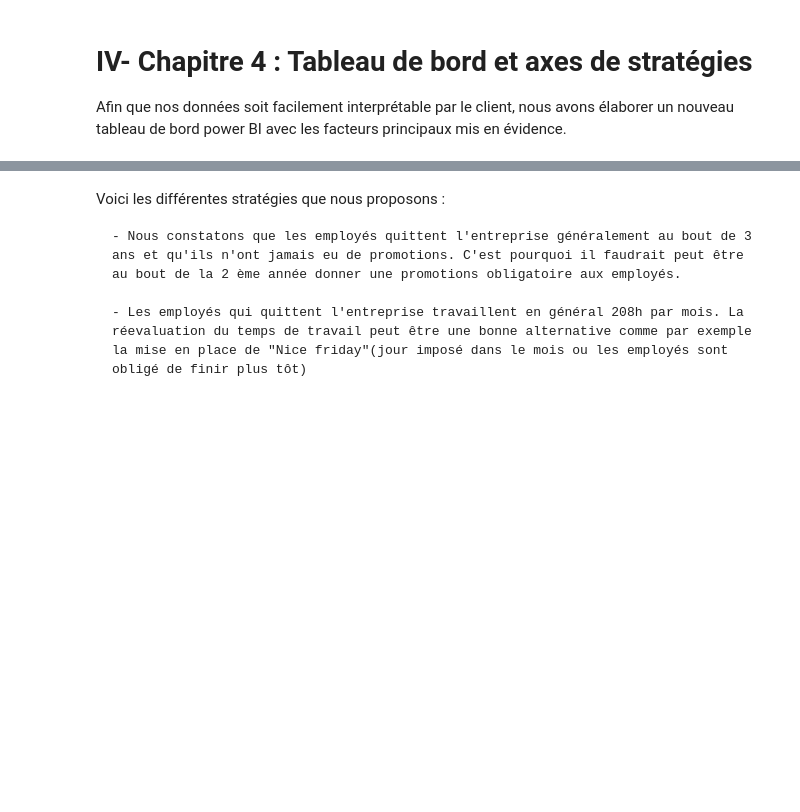
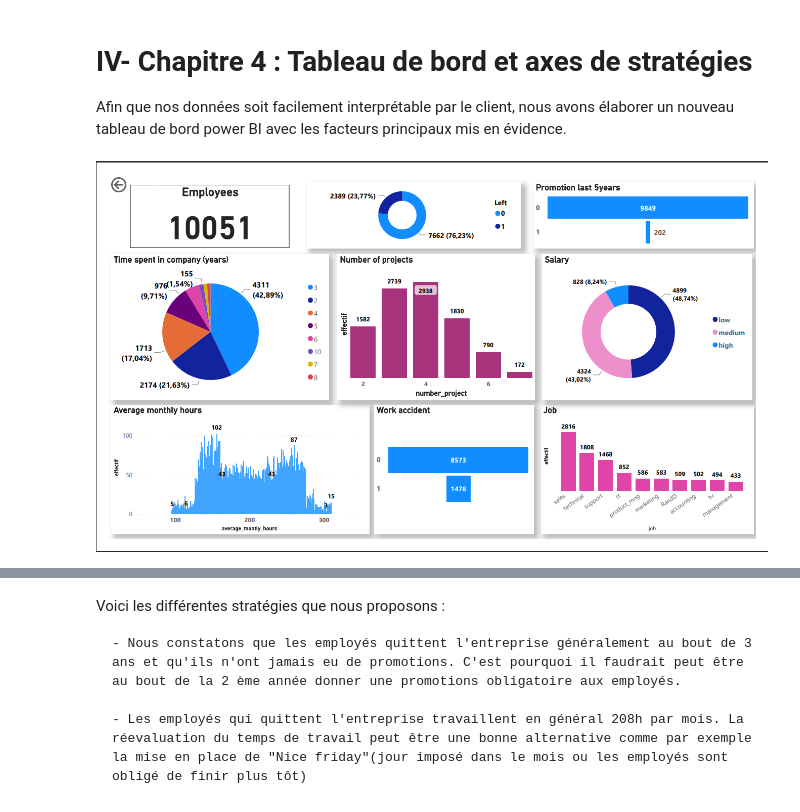
Before and after one commit to Gadeux/Projet-BI---Emma-et-Sarah, a Jupyter notebook: BI-Sarah et Emma.ipynb, the cells around one changed output, grey strips where cells are left out. Cells and saved outputs as stored; diff of their text form; code cells hidden in the pictures; blank space fills up the shorter version.

```diff
--- a/BI-Sarah et Emma.ipynb
+++ b/BI-Sarah et Emma.ipynb
@@ -1072,5 +1252,7 @@ Ainsi, bien que le score de précision de 0,77 puisse indiquer que le modèle fa
 
 Afin que nos données soit facilement interprétable par le client, nous avons élaborer un nouveau tableau de bord power BI avec les facteurs principaux mis en évidence.
 # %%
-Dashboard1 = Image.open('Dashboard1.pdf')
+Dashboard1 = Image.open('dash1.png')
 Dashboard1
+# %% [output]
+[figure, added]
```
Also changed, not shown: parts of 46 cells of this notebook.
